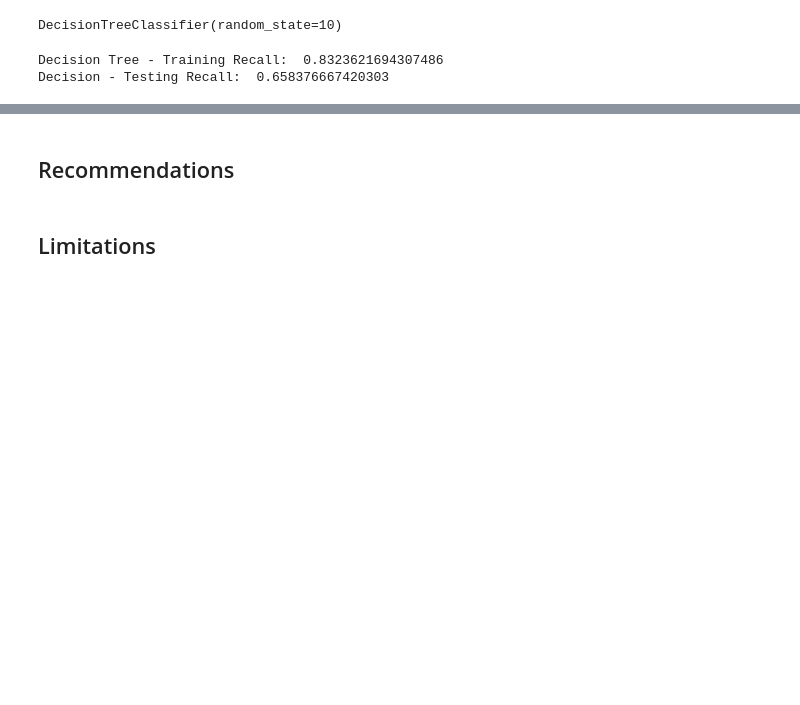
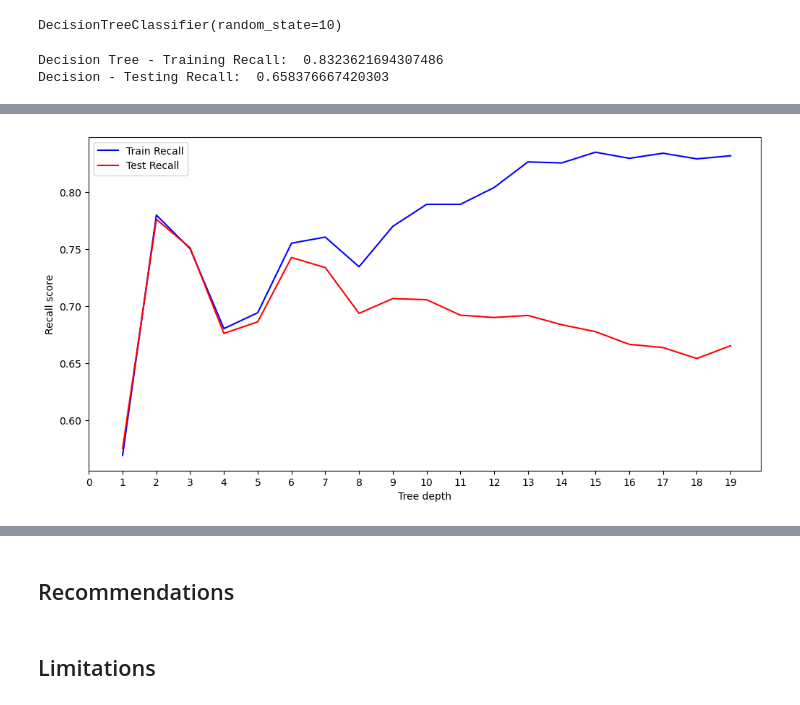
Before and after one commit to mkearns17/Flu-Vaccine-Classification, a Jupyter notebook: jupyter_notebook.ipynb, the cells around one changed output, grey strips where cells are left out. Cells and saved outputs as stored; diff of their text form; code cells hidden in the pictures; blank space fills up the shorter version.

```diff
--- a/jupyter_notebook.ipynb
+++ b/jupyter_notebook.ipynb
@@ -192,0 +211,30 @@ The Decision tree model improved on the training data, but was worse on the test
+# %%
+#Check Optimal depth
+dt_depth = dtc.tree_.max_depth
+
+max_depth = list(range(1, dt_depth))
+train_results = []
+test_results = []
+for depth in max_depth:
+
+    dt = DecisionTreeClassifier(max_depth=depth, random_state=10)
+    dt.fit(X_train,y_train)
+    #Test Results
+    test_y_pred = dt.predict(X_test)
+    test_recall = recall_score(y_test, test_y_pred)
+    test_results.append(test_recall)
+    #Train Results
+    train_y_pred = dt.predict(X_train)
+    train_recall = recall_score(y_train, train_y_pred)
+    train_results.append(train_recall)
+
+plt.figure(figsize=(12,6))
+plt.plot(max_depth, train_results, 'b', label='Train Recall')
+plt.plot(max_depth, test_results, 'r', label='Test Recall')
+plt.ylabel('Recall score')
+plt.xlabel('Tree depth')
+plt.xticks(np.arange(0, dt_depth, step=1))
+plt.legend()
+plt.show()
+# %% [output]
+[figure, added]
```
Also changed, not shown: parts of 21 cells of this notebook.
